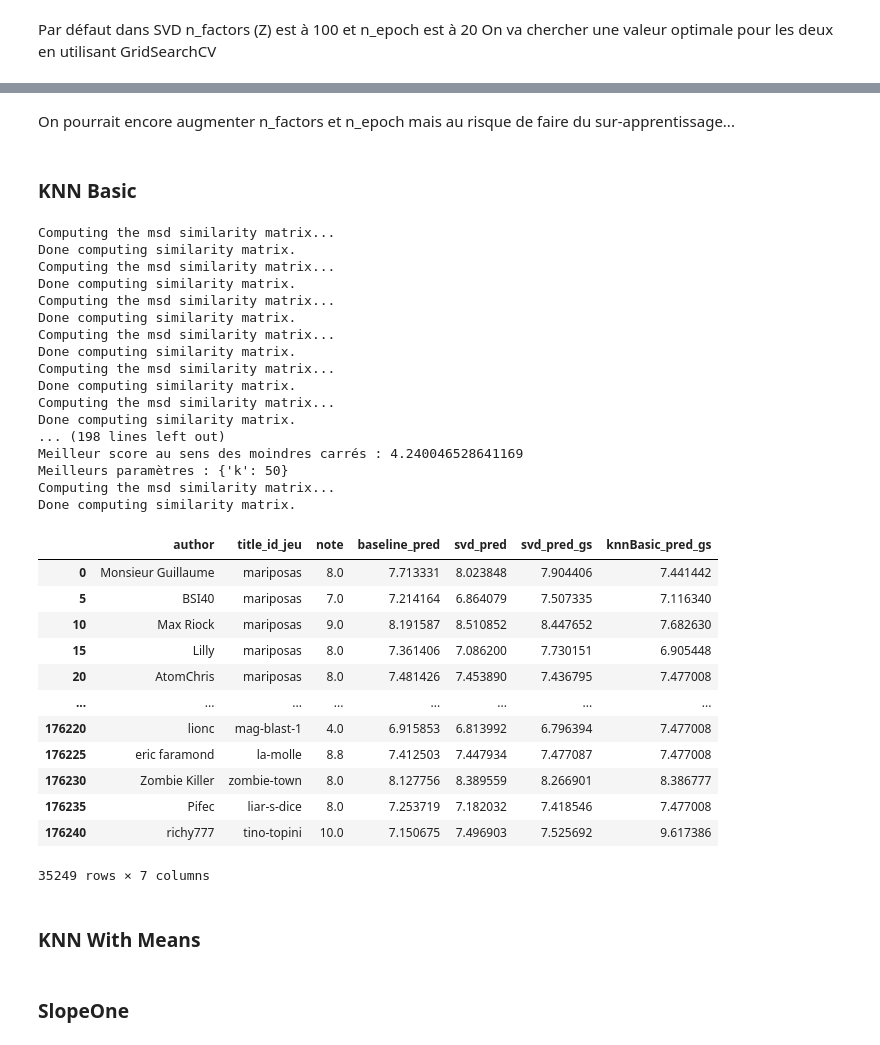
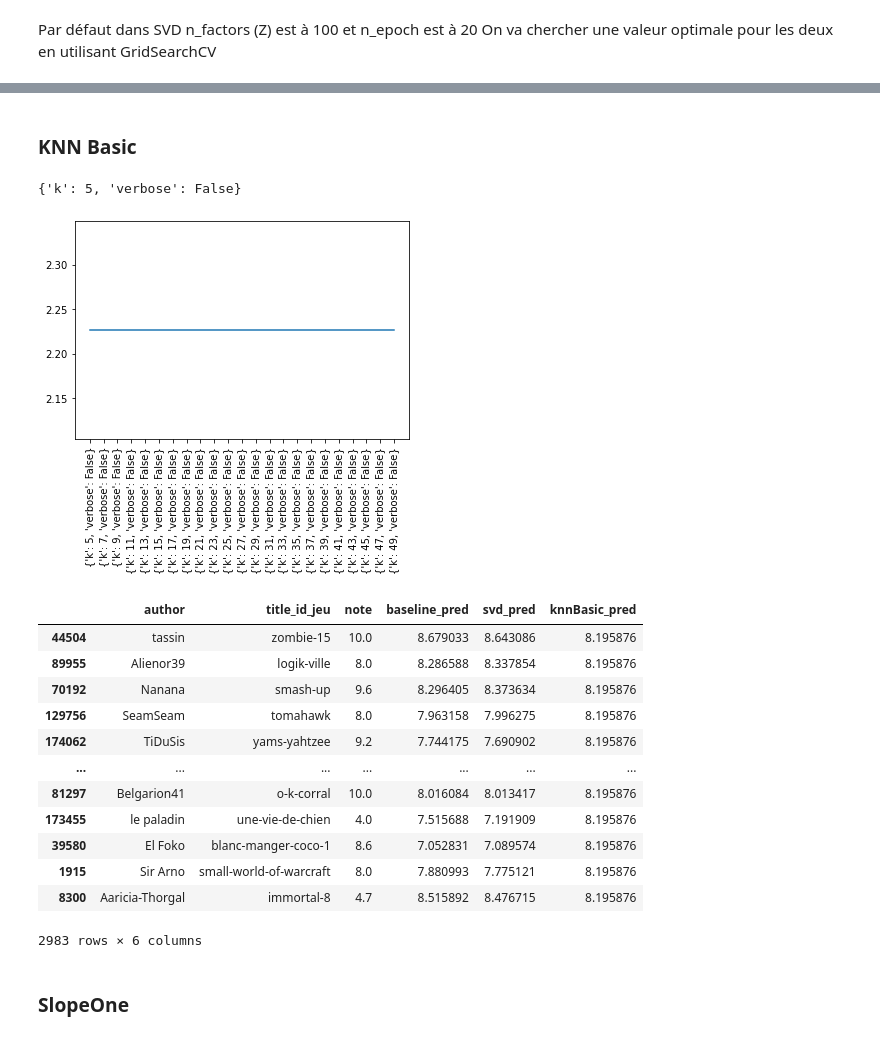
Before and after one commit to Amayas29/review-analysis, a Jupyter notebook: src/6_filtrage_colaboratif.ipynb, the cells around one changed output, grey strips where cells are left out. Drawn from its saved outputs; the diff is of its cells as text; code cells hidden in the pictures.

```diff
--- a/src/6_filtrage_colaboratif.ipynb
+++ b/src/6_filtrage_colaboratif.ipynb
@@ -157,11 +126,11 @@ def algo_pred(user_item):
 # %%
-algo = BaselineOnly()
-algo.fit(data.build_full_trainset())
+bs_model = BaselineOnly()
+bs_model.fit(data.build_full_trainset())
 # %% [output]
 Estimating biases using als...
 <surprise.prediction_algorithms.baseline_only.BaselineOnly at 0x...>
 # %%
-test_ratings["baseline_pred"] = test_ratings[["author","title_id_jeu"]].apply(algo_pred,axis=1)
+test_ratings["baseline_pred"] = test_ratings.apply(lambda u_item : prediction.model_pred(bs_model, u_item), axis=1)
 test_ratings
 # %% [output]
 |  | author | title_id_jeu | note | baseline_pred |
@@ -187,3 +150,0 @@ algo.fit(data.build_full_trainset())
-# %%
-test_ratings["svd_pred"] = test_ratings[["author","title_id_jeu"]].apply(algo_pred,axis=1)
-test_ratings
@@ -239,9 +154,8 @@ def gs_pred(model, param_grid):
 # %%
-param_grid = {'n_epochs': list(range(20,201,20)),
-            'n_factors':list(range(20,201,20))}
+param_grid = {'n_factors':list(range(50, 401, 20))}
 
-algo = gs_pred(SVD, param_grid)
+svd_model = prediction.gs_pred(data, SVD, param_grid)
 
-test_ratings["svd_pred_gs"] = test_ratings[["author","title_id_jeu"]].apply(algo_pred,axis=1)
+test_ratings["svd_pred"] = test_ratings.apply(lambda u_item : prediction.model_pred(svd_model, u_item), axis=1)
 test_ratings
 # %% [output]
@@ -263,46 +177,27 @@ Meilleurs paramètres : {'n_epochs': 180, 'n_factors': 180}
-# %% [markdown]
-On pourrait encore augmenter n_factors et n_epoch mais au risque de faire du sur-apprentissage...
 # %% [markdown]
 ### KNN Basic
 # %%
-param_grid = {'k': list(range(10,51,2))}
+param_grid = {'k': list(range(5, 51, 2)), 'verbose': [False]}
 
-algo = gs_pred(KNNBasic, param_grid)
+knn_pred = prediction.gs_pred(data, KNNBasic, param_grid)
 
-test_ratings["knnBasic_pred_gs"] = test_ratings[["author","title_id_jeu"]].apply(algo_pred,axis=1)
+test_ratings["knnBasic_pred"] = test_ratings.apply(lambda u_item : prediction.model_pred(knn_pred, u_item), axis=1)
 test_ratings
 # %% [output]
-Computing the msd similarity matrix...
-Done computing similarity matrix.
-Computing the msd similarity matrix...
-Done computing similarity matrix.
-Computing the msd similarity matrix...
-Done computing similarity matrix.
-Computing the msd similarity matrix...
-Done computing similarity matrix.
-Computing the msd similarity matrix...
-Done computing similarity matrix.
-Computing the msd similarity matrix...
-Done computing similarity matrix.
-... (198 lines left out)
-Meilleur score au sens des moindres carrés : 4.240046528641169
-Meilleurs paramètres : {'k': 50}
-Computing the msd similarity matrix...
-Done computing similarity matrix.
+{'k': 5, 'verbose': False}
+[figure, added]
-|  | author | title_id_jeu | note | baseline_pred | svd_pred | svd_pred_gs | knnBasic_pred_gs |
-| 0 | Monsieur Guillaume | mariposas | 8.0 | 7.713331 | 8.023848 | 7.904406 | 7.441442 |
-| 5 | BSI40 | mariposas | 7.0 | 7.214164 | 6.864079 | 7.507335 | 7.116340 |
-| 10 | Max Riock | mariposas | 9.0 | 8.191587 | 8.510852 | 8.447652 | 7.682630 |
-| 15 | Lilly | mariposas | 8.0 | 7.361406 | 7.086200 | 7.730151 | 6.905448 |
-| 20 | AtomChris | mariposas | 8.0 | 7.481426 | 7.453890 | 7.436795 | 7.477008 |
-| ... | ... | ... | ... | ... | ... | ... | ... |
-| 176220 | lionc | mag-blast-1 | 4.0 | 6.915853 | 6.813992 | 6.796394 | 7.477008 |
-| 176225 | eric faramond | la-molle | 8.8 | 7.412503 | 7.447934 | 7.477087 | 7.477008 |
-| 176230 | Zombie Killer | zombie-town | 8.0 | 8.127756 | 8.389559 | 8.266901 | 8.386777 |
-| 176235 | Pifec | liar-s-dice | 8.0 | 7.253719 | 7.182032 | 7.418546 | 7.477008 |
-| 176240 | richy777 | tino-topini | 10.0 | 7.150675 | 7.496903 | 7.525692 | 9.617386 |
+|  | author | title_id_jeu | note | baseline_pred | svd_pred | knnBasic_pred |
+| 44504 | tassin | zombie-15 | 10.0 | 8.679033 | 8.643086 | 8.195876 |
+| 89955 | Alienor39 | logik-ville | 8.0 | 8.286588 | 8.337854 | 8.195876 |
+| 70192 | Nanana | smash-up | 9.6 | 8.296405 | 8.373634 | 8.195876 |
+| 129756 | SeamSeam | tomahawk | 8.0 | 7.963158 | 7.996275 | 8.195876 |
+| 174062 | TiDuSis | yams-yahtzee | 9.2 | 7.744175 | 7.690902 | 8.195876 |
+| ... | ... | ... | ... | ... | ... | ... |
+| 81297 | Belgarion41 | o-k-corral | 10.0 | 8.016084 | 8.013417 | 8.195876 |
+| 173455 | le paladin | une-vie-de-chien | 4.0 | 7.515688 | 7.191909 | 8.195876 |
+| 39580 | El Foko | blanc-manger-coco-1 | 8.6 | 7.052831 | 7.089574 | 8.195876 |
+| 1915 | Sir Arno | small-world-of-warcraft | 8.0 | 7.880993 | 7.775121 | 8.195876 |
+| 8300 | Aaricia-Thorgal | immortal-8 | 4.7 | 8.515892 | 8.476715 | 8.195876 |
-35249 rows × 7 columns
+2983 rows × 6 columns
-# %% [markdown]
-### KNN With Means
 # %% [markdown]
 ### SlopeOne
```
Also changed, not shown: parts of 42 cells of this notebook, 2 other files.
